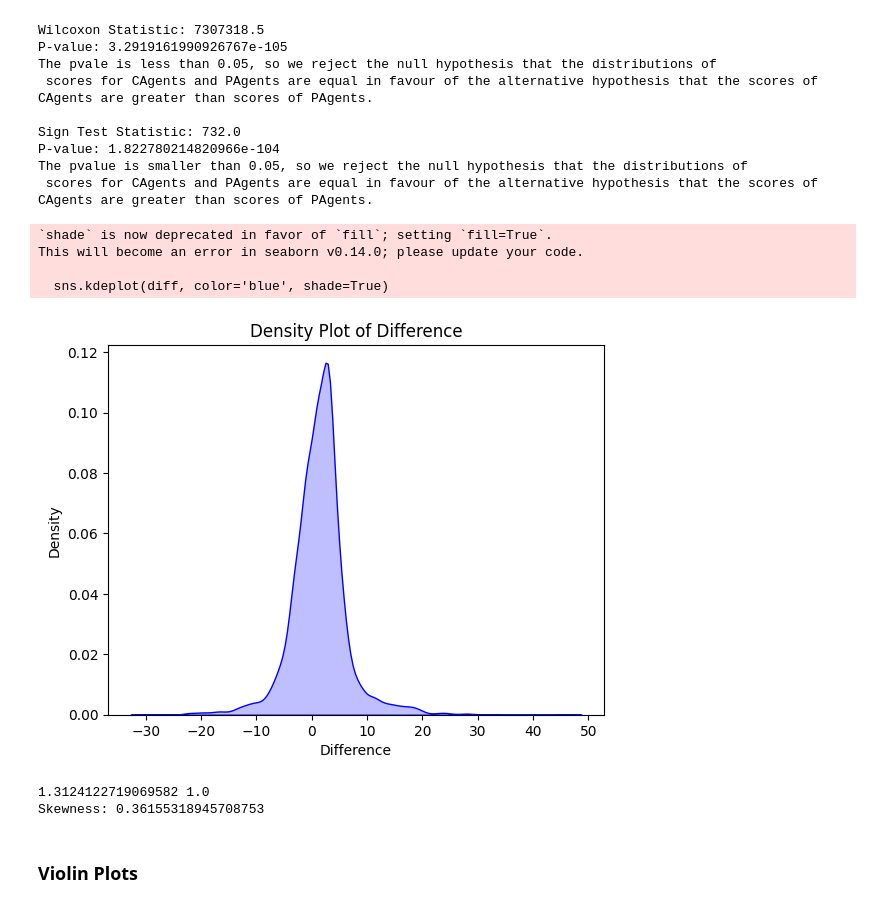
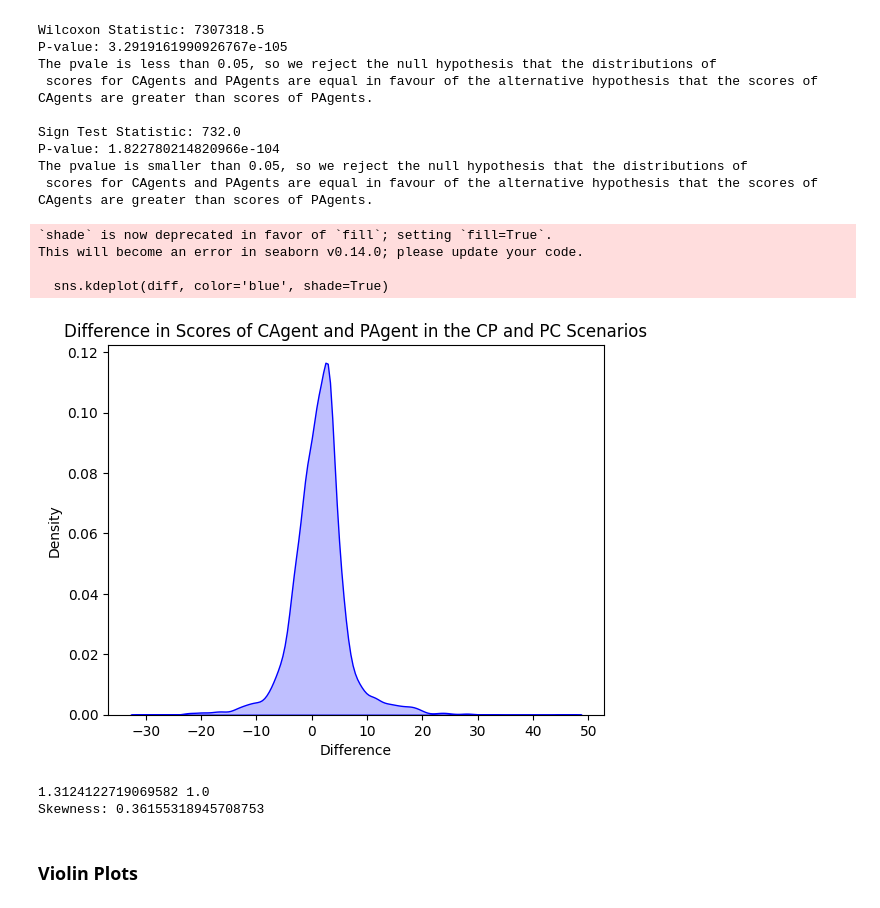
Before and after one commit to jtbandurski/Conditioning-Cooperation, a Jupyter notebook: evaluations/2_score_comparison.ipynb, the cells around one changed output. Cells and saved outputs as stored; diff of their text form; code cells hidden in the pictures.

```diff
--- a/evaluations/2_score_comparison.ipynb
+++ b/evaluations/2_score_comparison.ipynb
@@ -331,26 +331,26 @@ The pvalue is smaller than 0.05, so we reject the null hypothesis that the distr
 # %%
 import seaborn as sns
 import matplotlib.pyplot as plt
 diff = sample1 - sample2
 # Plot the density of the difference
 sns.kdeplot(diff, color='blue', shade=True)
 
 # Set the labels and title
 plt.xlabel('Difference')
 plt.ylabel('Density')
-plt.title('Density Plot of Difference')
+plt.title('Difference in Scores of CAgent and PAgent in the CP and PC Scenarios')
 plt.savefig('figures/2_score_comparison/diff_symmetry.png', format='png', dpi=300, bbox_inches='tight')
 # Display the plot
 plt.show()
 print(diff.mean(),diff.median())
 skewness = stats.skew(diff)
 print("Skewness:", skewness)
 # %% [output]
 `shade` is now deprecated in favor of `fill`; setting `fill=True`.
 This will become an error in seaborn v0.14.0; please update your code.
 
   sns.kdeplot(diff, color='blue', shade=True)
-[figure, old version]
+[figure, new version]
 1.3124122719069582 1.0
 Skewness: 0.36155318945708753
 # %% [markdown]
```
Also changed, not shown: parts of 3 cells of this notebook, 1 other file.
